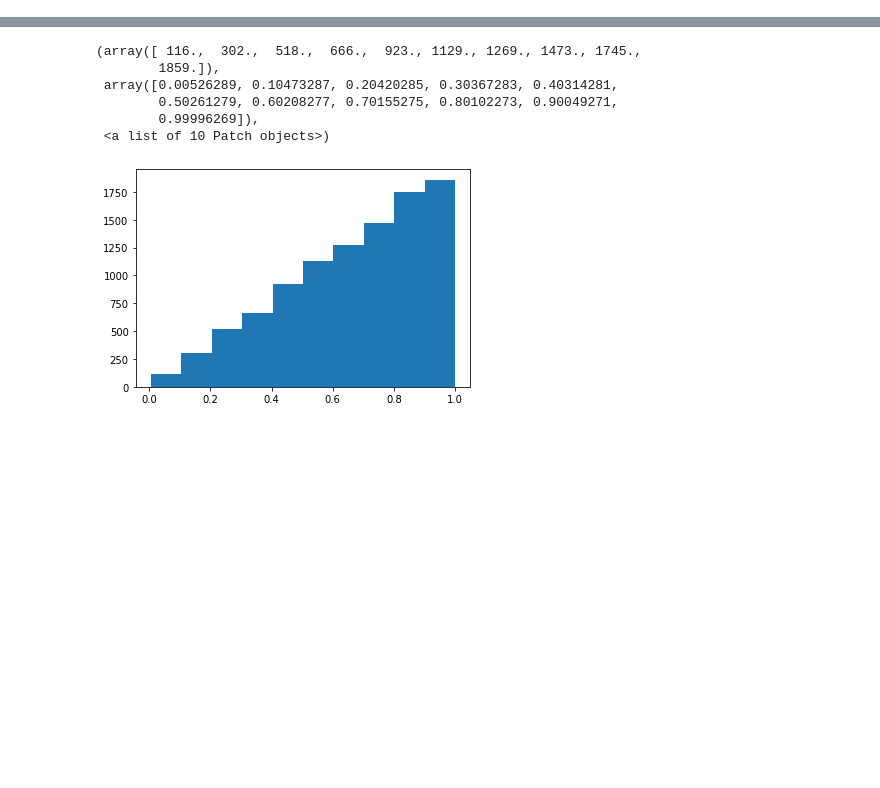
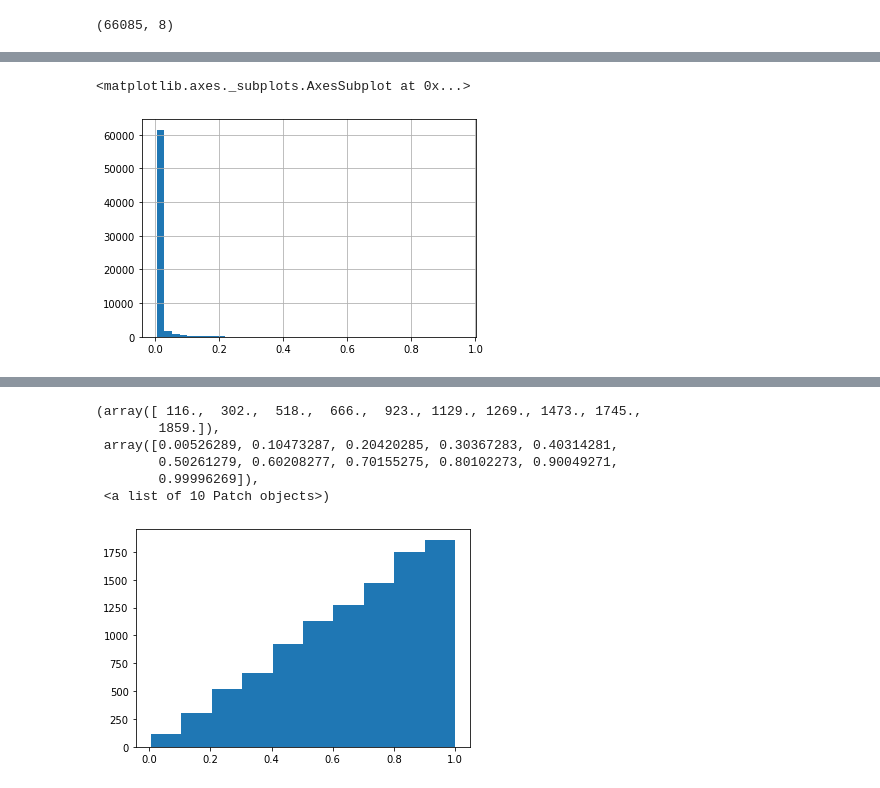
Before and after one commit to dtamayo/exomasses, a Jupyter notebook: ergodiccomparison.ipynb, the cells around one changed output, grey strips where cells are left out. Saved outputs shown, nothing was run; the diff lists cells and outputs as text; code cells hidden in the pictures; blank space fills up the shorter version.

Commit message:
added plots

```diff
--- a/ergodiccomparison.ipynb
+++ b/ergodiccomparison.ipynb
@@ -6,0 +71,6 @@ import matplotlib.pyplot as plt
+# %%
+def init_process():
+    global sc
+    sc = StabilityClassifier()
+
+pool = InterruptiblePool(processes=48, initializer=init_process)
@@ -6,0 +79,5 @@ import matplotlib.pyplot as plt
+# %%
+%%time
+emax=0.5
+params = [(i,m0,m,a,emax) for i in range(5000000)]
+res = pool.map(runSPOCK, params)
@@ -6,0 +87,4 @@ import matplotlib.pyplot as plt
+# %%
+dfSPOCK = pd.DataFrame(res, columns=['e1', 'e2', 'e3', 'Z12', 'Z23', 'ecom', 'T15stable', 'SPOCKstable'])
+dfSPOCK.tail()
+#dfSPOCK.sort_values(by='SPOCKstable').tail()
@@ -6,0 +100,10 @@ import matplotlib.pyplot as plt
+# %%
+test = dfSPOCK[dfSPOCK['SPOCKstable']>0]
+# %%
+test.shape
+# %% [output]
+(66085, 8)
+# %%
+%%time
+test['SPOCKstable'].hist(bins=40)
+# %% [output]
@@ -6,0 +112,2 @@ import matplotlib.pyplot as plt
+<matplotlib.axes._subplots.AxesSubplot at 0x...>
+[figure, added]
```
Also changed, not shown: parts of 63 cells of this notebook, 1 other file.
